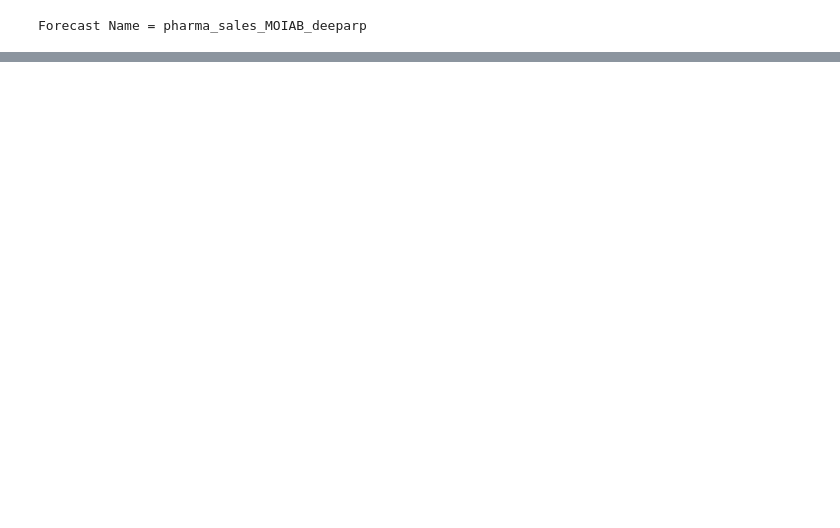
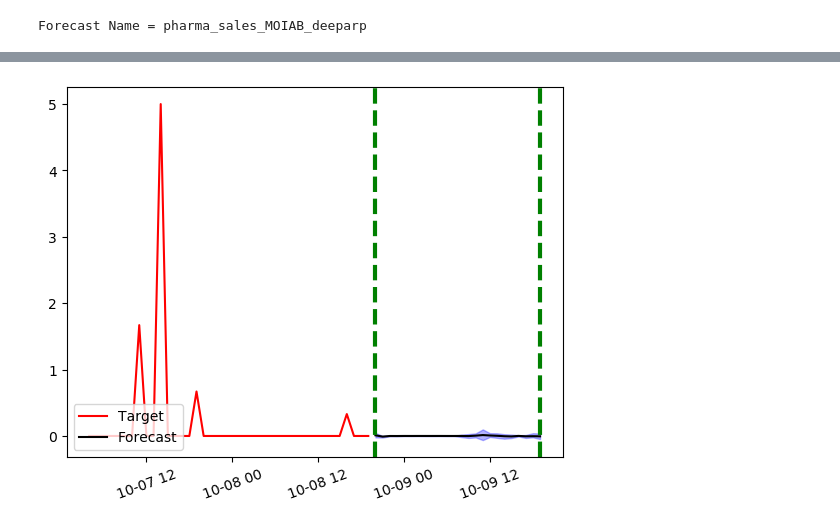
Before and after one commit to PacktPublishing/Applied-Machine-Learning-for-Healthcare-and-Life-Sciences-using-AWS, a Jupyter notebook: chapter-10/pharma_sales_forecasting.ipynb, the cells around one changed output, grey strips where cells are left out. Saved outputs shown, nothing was run; the diff lists cells and outputs as text; code cells hidden in the pictures; blank space fills up the shorter version.

```diff
--- a/chapter-10/pharma_sales_forecasting.ipynb
+++ b/chapter-10/pharma_sales_forecasting.ipynb
@@ -305,0 +368,5 @@ ACTIVE
+# %%
+algorithm_daily = 'Prophet'
+algorithm_arn_prophet = algorithm_arn + algorithm_daily
+predictor_name_prophet = f"{TS_DATASET_NAME_DAILY}_{algorithm_daily.lower()}"
+print(f"Predictor Name = {predictor_name_prophet}")
@@ -337,7 +464,17 @@ forecast_arn_deep_ar = create_forecast_response_deep_ar['ForecastArn']
 # %%
-while True:
+try:
+    create_forecast_response_deep_ar = forecast.create_forecast(ForecastName=forecast_name_deep_ar,
+                                                            PredictorArn=predictor_arn_deep_ar)
+    forecast_arn_deep_ar = create_forecast_response_deep_ar['ForecastArn']
+    print('creating forecast...')
+    while True:
+        status=forecast.describe_forecast(ForecastArn=forecast_arn_deep_ar)['Status']
+        print(status)
+        if status in ('ACTIVE', 'CREATE_FAILED'): break
+        time.sleep(10)
+    print('Forecast {}: {}'.format(forecast_arn_deep_ar, status))
+except:
+    forecast_arn_deep_ar='arn:aws:forecast:{}:{}:forecast/{}'.format(region, account_id, forecast_name_deep_ar)
     status=forecast.describe_forecast(ForecastArn=forecast_arn_deep_ar)['Status']
-    print(status)
-    if status in ('ACTIVE', 'CREATE_FAILED'): break
-    time.sleep(10)
+    print('Forecast {}: {}'.format(forecast_arn_deep_ar, status))
 # %% [output]
@@ -384 +566,22 @@ forecast_response_deep
+# %%
+p10 = pd.DataFrame(forecast_response_deep['Forecast']['Predictions']['p10'])
+p50 = pd.DataFrame(forecast_response_deep['Forecast']['Predictions']['p50'])
+p90 = pd.DataFrame(forecast_response_deep['Forecast']['Predictions']['p90'])
+pred_int = p50['Timestamp'].apply(lambda x: pd.Timestamp(x))
+fcst_start_date = pred_int.iloc[0]
+fcst_end_date = pred_int.iloc[-1]
+time_int = target_df['datum'].apply(lambda x: pd.Timestamp(x))
+plt.plot(time_int[-40:],exact['M01AB'].values[-40:], color = 'r')
+plt.plot(pred_int, p50['Value'].values, color = 'k')
+plt.fill_between(pred_int,
+                 p10['Value'].values,
+                 p90['Value'].values,
+                 color='b', alpha=0.3);
+plt.axvline(x=pd.Timestamp(fcst_start_date), linewidth=3, color='g', ls='dashed')
+plt.axvline(x=pd.Timestamp(fcst_end_date), linewidth=3, color='g', ls='dashed')
+plt.xticks(rotation=20)
+plt.legend(['Target', 'Forecast'], loc = 'lower left')
+plt.show()
+# %% [output]
+[figure, added]
 # %%
```
Also changed, not shown: parts of 35 cells of this notebook.
